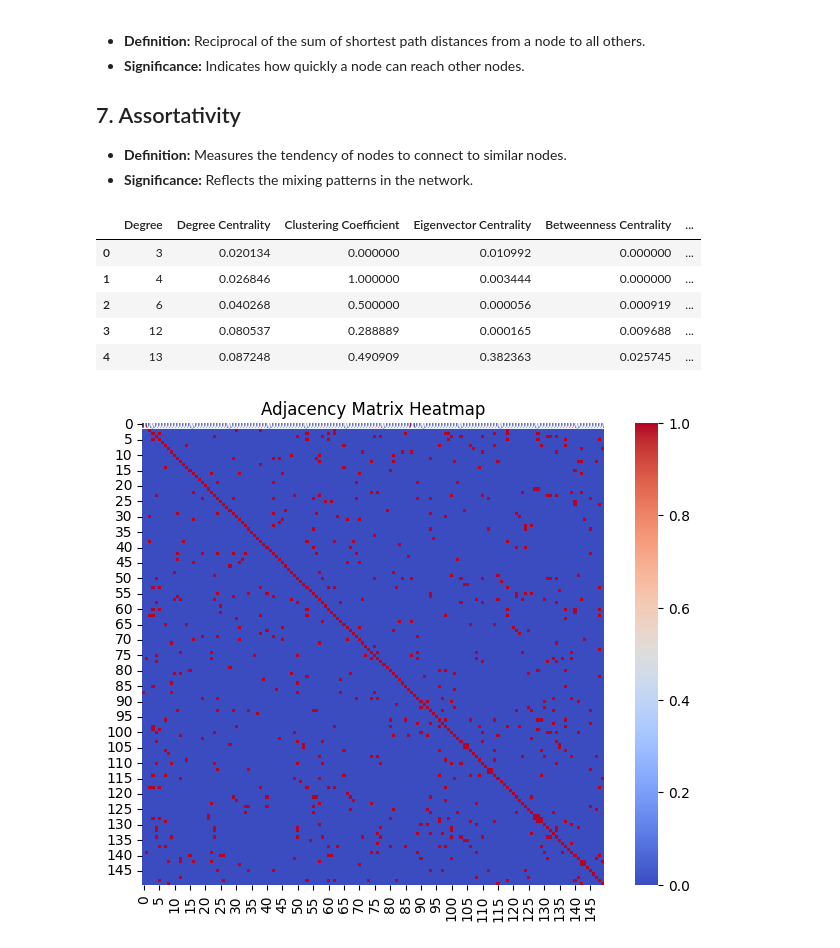
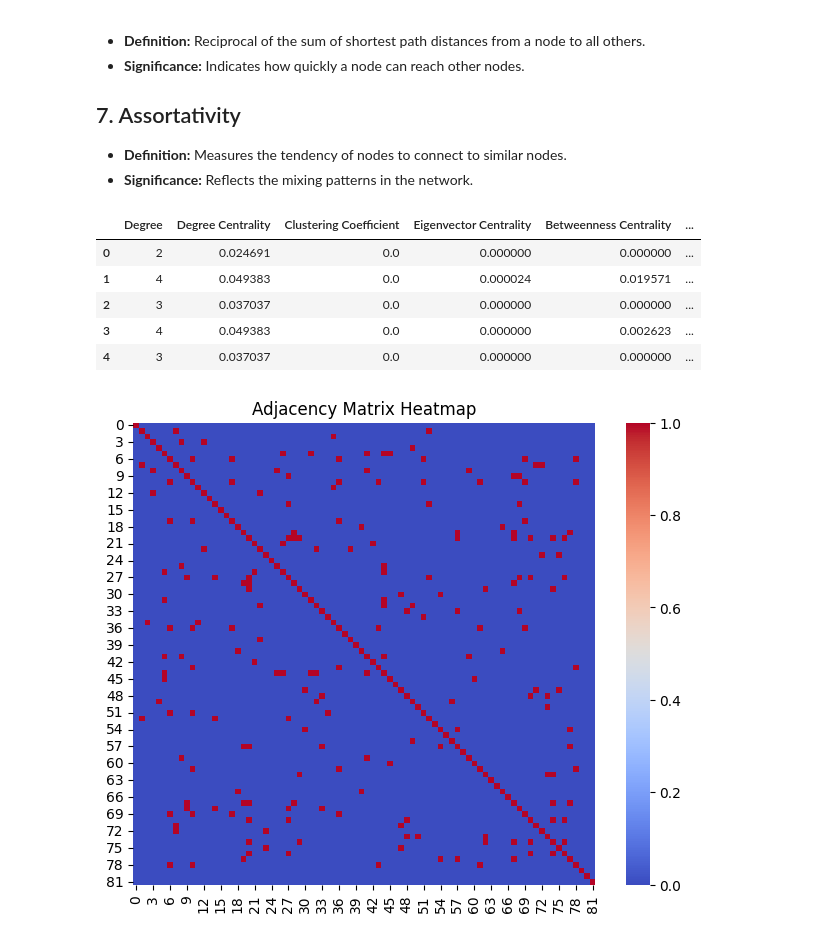
Before and after one commit to jzsmoreno/likelihood, a Jupyter notebook: examples/GraphNNs.ipynb, the cells around one changed output. Saved outputs shown, nothing was run; the diff lists cells and outputs as text; code cells hidden in the pictures.

Commit message:
Improve readability of GraphNNs.ipynb

```diff
--- a/examples/GraphNNs.ipynb
+++ b/examples/GraphNNs.ipynb
@@ -158,16 +153,17 @@ Predictions: [2 2 0 0 2 0 0 0 2 2 2 2 2 0 0 0 2 2 2 2 0 0 2 2 2 0 0 0 2 2 0 2 2
 - **Definition:** Measures the tendency of nodes to connect to similar nodes.
 - **Significance:** Reflects the mixing patterns in the network.
 # %%
+iris_df = iris_df.sample(frac=0.55, replace=False).reset_index(drop=True)
 data = Data(iris_df, sparse=False)
 gnn_df = graph_metrics(data.adjacency)
 gnn_df.head()
 # %% [output]
 |  | Degree | Degree Centrality | Clustering Coefficient | Eigenvector Centrality | Betweenness Centrality | ... |
-| 0 | 3 | 0.020134 | 0.000000 | 0.010992 | 0.000000 | ... |
-| 1 | 4 | 0.026846 | 1.000000 | 0.003444 | 0.000000 | ... |
-| 2 | 6 | 0.040268 | 0.500000 | 0.000056 | 0.000919 | ... |
-| 3 | 12 | 0.080537 | 0.288889 | 0.000165 | 0.009688 | ... |
-| 4 | 13 | 0.087248 | 0.490909 | 0.382363 | 0.025745 | ... |
+| 0 | 2 | 0.024691 | 0.0 | 0.000000 | 0.000000 | ... |
+| 1 | 4 | 0.049383 | 0.0 | 0.000024 | 0.019571 | ... |
+| 2 | 3 | 0.037037 | 0.0 | 0.000000 | 0.000000 | ... |
+| 3 | 4 | 0.049383 | 0.0 | 0.000000 | 0.002623 | ... |
+| 4 | 3 | 0.037037 | 0.0 | 0.000000 | 0.000000 | ... |
 # %%
 import matplotlib.pyplot as plt
 import seaborn as sns
@@ -178,7 +174,7 @@ def plot_adjacency_heatmap(adj_matrix, figsize=(8, 6)):
     """Plots a heatmap for the given adjacency matrix."""
     adj_matrix = np.array(adj_matrix)
     plt.figure(figsize=figsize)
-    sns.heatmap(adj_matrix, annot=True, cmap="coolwarm", cbar=True, square=True)
+    sns.heatmap(adj_matrix, annot=False, cmap="coolwarm", cbar=True, square=True)
     plt.title("Adjacency Matrix Heatmap")
     plt.show()
 
@@ -196,34 +192,34 @@ def plot_graph_from_adjacency(adj_matrix, figsize=(8, 6)):
         G,
         pos,
         with_labels=True,
         node_size=500,
         node_color=node_color,
         cmap=cmap,
         font_size=8,
         font_weight="bold",
         edge_color="gray",
         width=1,
         alpha=0.8,
         edgecolors="black",
         font_color="black",
         arrows=True,
     )
 
     sm = plt.cm.ScalarMappable(
         cmap=cmap, norm=plt.Normalize(vmin=min(node_color), vmax=max(node_color))
     )
     sm.set_array([])
     cbar = plt.colorbar(sm, ax=plt.gca())
     cbar.set_label("Node Degree")
 
     plt.title("Graph Representation of Adjacency Matrix", fontsize=16)
     plt.axis("off")
     plt.show()
 
 
 plot_adjacency_heatmap(data.adjacency)
 # %% [output]
-[figure, old version]
+[figure, new version]
 # %%
 plot_graph_from_adjacency(data.adjacency)
 # %% [output]
```
Also changed, not shown: parts of 3 cells of this notebook.
